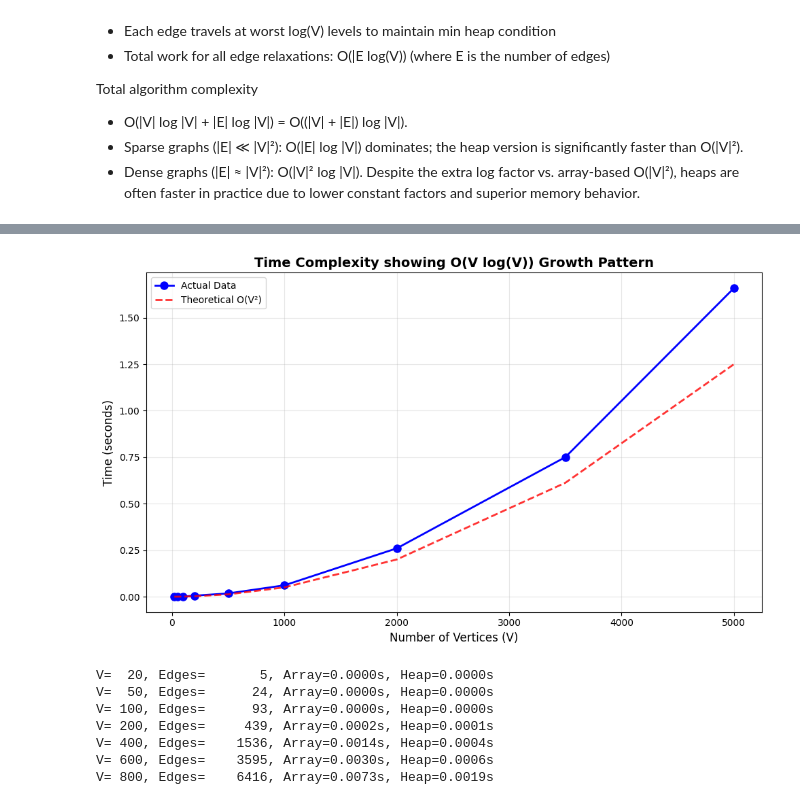
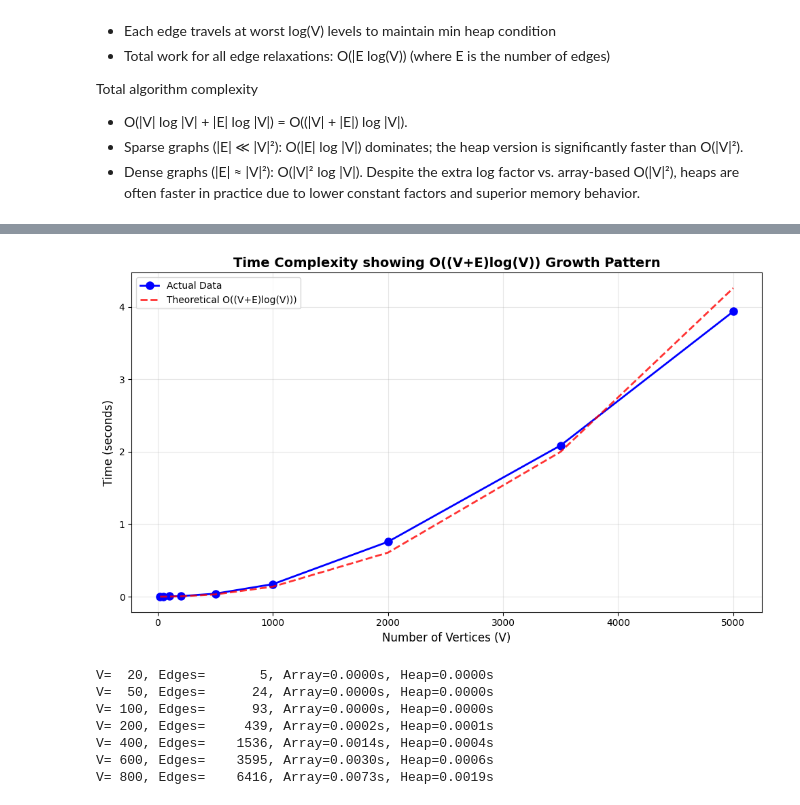
Before and after one commit to UnpretentiousCoder/Algo_design_and_analysis, a Jupyter notebook: lab2.ipynb, the cells around one changed output, grey strips where cells are left out. Cells and saved outputs as stored; diff of their text form; code cells hidden in the pictures.

Commit message:
adjacency matrix

```diff
--- a/lab2.ipynb
+++ b/lab2.ipynb
@@ -156,13 +175,19 @@ dijkstra_using_array(G, "A")
 # %%
+from collections import defaultdict
+import random
+
 def generate_dense_matrix(V, edge_prob=0.2, max_weight=10): #v is the number of vertices
-    num_of_edge = 0
-    graph = defaultdict(list)
+    matrix = [[0] * V for _ in range(V)]
+    num_of_edges = 0
+
     for i in range(V):
         for j in range(V):
             if i != j and random.random() > edge_prob: #80% chance of creating edges
-                graph[i].append((j, random.randint(1, max_weight))) #edge to j with random weight from 1 to 10 created
-                num_of_edge += 1
-    return graph, num_of_edge
+                weight = random.randint(1, max_weight)
+                matrix[i][j] = weight #assignment in matrix
+                num_of_edges += 1
+
+    return matrix, num_of_edges
 # %%
 import random, time
 from collections import defaultdict
@@ -258,12 +283,12 @@ time_taken_result_for_sparse = []
 input_sizes = [20, 50, 100, 200, 500, 1000, 2000, 3500, 5000]
 
 def generate_sparse_matrix(V, edge_prob=0.8, max_weight=10): #v is the number of vertices
+    graph = [[0] * V for _ in range(V)]
     num_of_edge = 0
-    graph = defaultdict(list)
     for i in range(V):
         for j in range(V):
             if i != j and random.random() > edge_prob: #20% chance of creating edges
-                graph[i].append((j, random.randint(1, max_weight))) #edge to j with random weight from 1 to 10 created
+                graph[i][j] = random.randint(1, max_weight) #edge to j with random weight from 1 to 10 created
                 num_of_edge += 1
     return graph, num_of_edge
 
@@ -347,8 +372,8 @@ print(heapq.heappop(min_heap1))
 import heapq
 
 def dijkstra_using_min_heap(graph, start):
-    d={node : float("inf") for node in graph.keys()} #to store the shortest distance from source to each node
-    pi = {node :None for node in graph.keys()} # to hold the predecessor of each node
+    d={node : float("inf") for node in range(len(graph))} #to store the shortest distance from source to each node
+    pi = {node :None for node in range(len(graph))} # to hold the predecessor of each node
     visited = set() # to hold the visited nodes
 
     d[start] = 0
@@ -425,6 +450,7 @@ time_taken_result_for_dense_heap
 # %%
 
 V_values = [item[0][0] for item in time_taken_result_for_dense_heap]
+E_values = [item[0][1] for item in time_taken_result_for_dense_heap]
 time_values = [float(item[1]) for item in time_taken_result_for_dense_heap]
 
 #Create the plot
@@ -432,12 +458,13 @@ plt.figure(figsize=(10, 6))
 plt.plot(V_values, time_values, 'b-o', linewidth=2, markersize=8, label='Actual Data') #actual
 
 V_theoretical = np.array(V_values)
-theoretical_times = (V_theoretical ** 2) * 0.000000165
+E_theoratical = np.array(E_values)
+theoretical_times = (V_theoretical + E_theoratical) * np.log2(V_theoretical) * 0.000000048
 plt.plot(V_theoretical, theoretical_times, 'r--', linewidth=2,
-         label='Theoretical O(V²)', alpha=0.8)
+         label='Theoretical O((V+E)log(V)))', alpha=0.8)
 plt.xlabel('Number of Vertices (V)', fontsize=12)
 plt.ylabel('Time (seconds)', fontsize=12)
-plt.title('Time Complexity showing O(V^2 log(V)) Growth Pattern', fontsize=14, fontweight='bold')
+plt.title('Time Complexity showing O((V+E)log(V)) Growth Pattern', fontsize=14, fontweight='bold')
 plt.grid(True, alpha=0.3)
 plt.legend()
 
@@ -471,26 +498,28 @@ time_taken_result_for_sparse_heap
 # %%
 
 V_values = [item[0][0] for item in time_taken_result_for_sparse_heap]
+E_values = [item[0][1] for item in time_taken_result_for_sparse_heap]
 time_values = [float(item[1]) for item in time_taken_result_for_sparse_heap]
 
 #Create the plot
 plt.figure(figsize=(10, 6))
 plt.plot(V_values, time_values, 'b-o', linewidth=2, markersize=8, label='Actual Data') #actual
 
 V_theoretical = np.array(V_values)
-theoretical_times = (V_theoretical ** 2) * 0.00000005
+E_theroratical = np.array(E_values)
+theoretical_times = (V_theoretical + E_theoratical) * np.log(V_theoretical) * 0.000000025
 plt.plot(V_theoretical, theoretical_times, 'r--', linewidth=2,
-         label='Theoretical O(V²)', alpha=0.8)
+         label='Theoretical O((V+E)log(V)))', alpha=0.8)
 plt.xlabel('Number of Vertices (V)', fontsize=12)
 plt.ylabel('Time (seconds)', fontsize=12)
-plt.title('Time Complexity showing O(V log(V)) Growth Pattern', fontsize=14, fontweight='bold')
+plt.title('Time Complexity showing O((V+E)log(V)) Growth Pattern', fontsize=14, fontweight='bold')
 plt.grid(True, alpha=0.3)
 plt.legend()
 
 plt.tight_layout()
 plt.show()
 # %% [output]
-[figure, old version]
+[figure, new version]
 # %%
 import time
 import matplotlib.pyplot as plt
```
Also changed, not shown: parts of 11 cells of this notebook.
